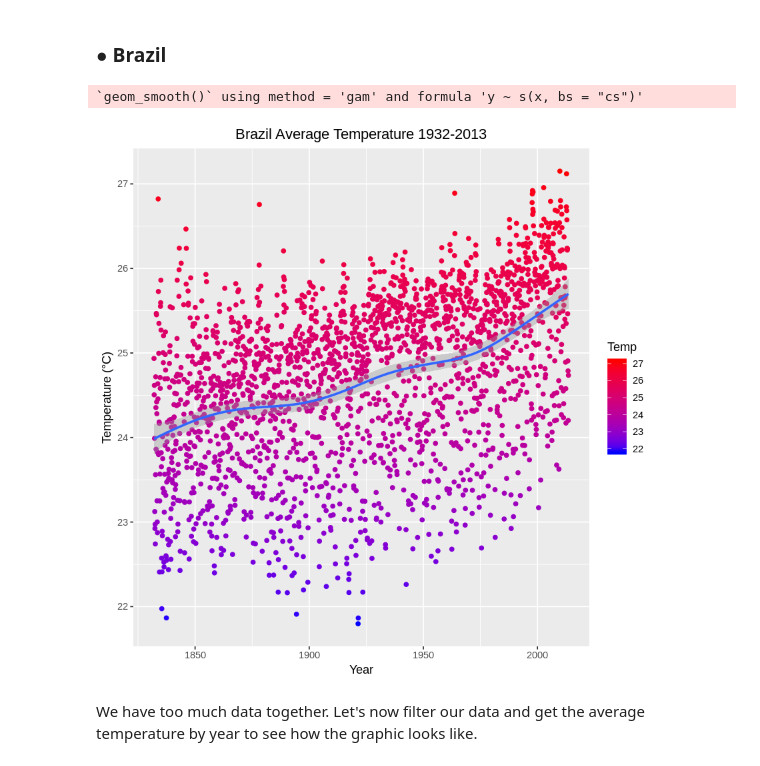
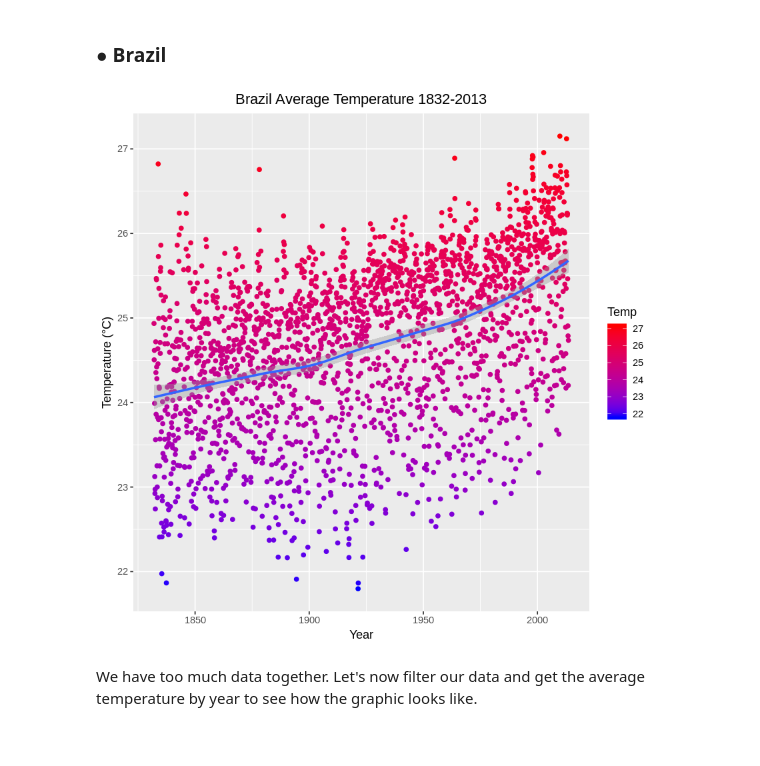
Before and after one commit to nilsonsales/Climate-Change-Analysis, a Jupyter notebook: Climate_Change_Analysis.ipynb, the cells around one changed output. Cells and saved outputs as stored; diff of their text form; code cells hidden in the pictures.

Commit message:
Including functions

```diff
--- a/Climate_Change_Analysis.ipynb
+++ b/Climate_Change_Analysis.ipynb
@@ -41,21 +43,44 @@ tail(temperature)
+# %%
+# Generating title with initial and last years
+generate_title <- function(dataset, country){
+
+  firstYear <- format(dataset$dt[1], "%Y")
+  lastYear <- format(dataset$dt[length(dataset$dt)], "%Y")
+
+  title <- paste(country, " Average Temperature ", firstYear,"-", lastYear, sep="")
+}
+
+
+# Generating a plot with dots and a smooth line
+generate_plot <- function(dataset, high_gradient="red"){
+  ggplot(data = dataset) +
+    geom_point(mapping =  aes(x = dt, y = AverageTemperature, colour=AverageTemperature)) +
+    geom_smooth(mapping = aes(x = dt, y = AverageTemperature), method = 'loess') +
+    scale_color_gradient(low="blue", high=high_gradient) +
+    xlab("Year") + ylab("Temperature (°C)") +
+    labs(colour = "Temp")
+
+}
 # %% [markdown]
 ## Analysing Brazil, United States, United Kigdom, Japan and South Africa's temperatures
 # %% [markdown]
 ### ● Brazil
-# %%
-## Brazil
-tempBrazil <- temperature[ which(temperature$Country=="Brazil"),]
-
-ggplot(data = tempBrazil) +
-  geom_point(mapping =  aes(x = dt, y = AverageTemperature, colour=AverageTemperature)) +
-  geom_smooth(mapping = aes(x = dt, y = AverageTemperature)) +
-  scale_color_gradient(low="blue", high="red") +
-  xlab("Year") + ylab("Temperature (°C)") +
-  ggtitle("Brazil Average Temperature 1932-2013") + theme(plot.title = element_text(hjust = 0.5)) +
-  labs(colour = "Temp")
-# %% [output]
-`geom_smooth()` using method = 'gam' and formula 'y ~ s(x, bs = "cs")'
-[figure, removed]
+# %%
+## Brazil
+tempBrazil <- temperature[ which(temperature$Country=="Brazil"),]
+
+
+# Creating a title with initial and last years available
+title <- generate_title(tempBrazil, "Brazil")
+
+# Creating and saving our plot
+BrazilPlot <- generate_plot(tempBrazil) +
+   ggtitle(title) + theme(plot.title = element_text(hjust = 0.5))
+
+# Showing our plot
+print(BrazilPlot)
+# %% [output]
+[figure, added]
 # %% [markdown]
 We have too much data together. Let's now filter our data and get the average temperature by year to see how the graphic looks like.
 # %%
```
Also changed, not shown: parts of 9 cells of this notebook.
